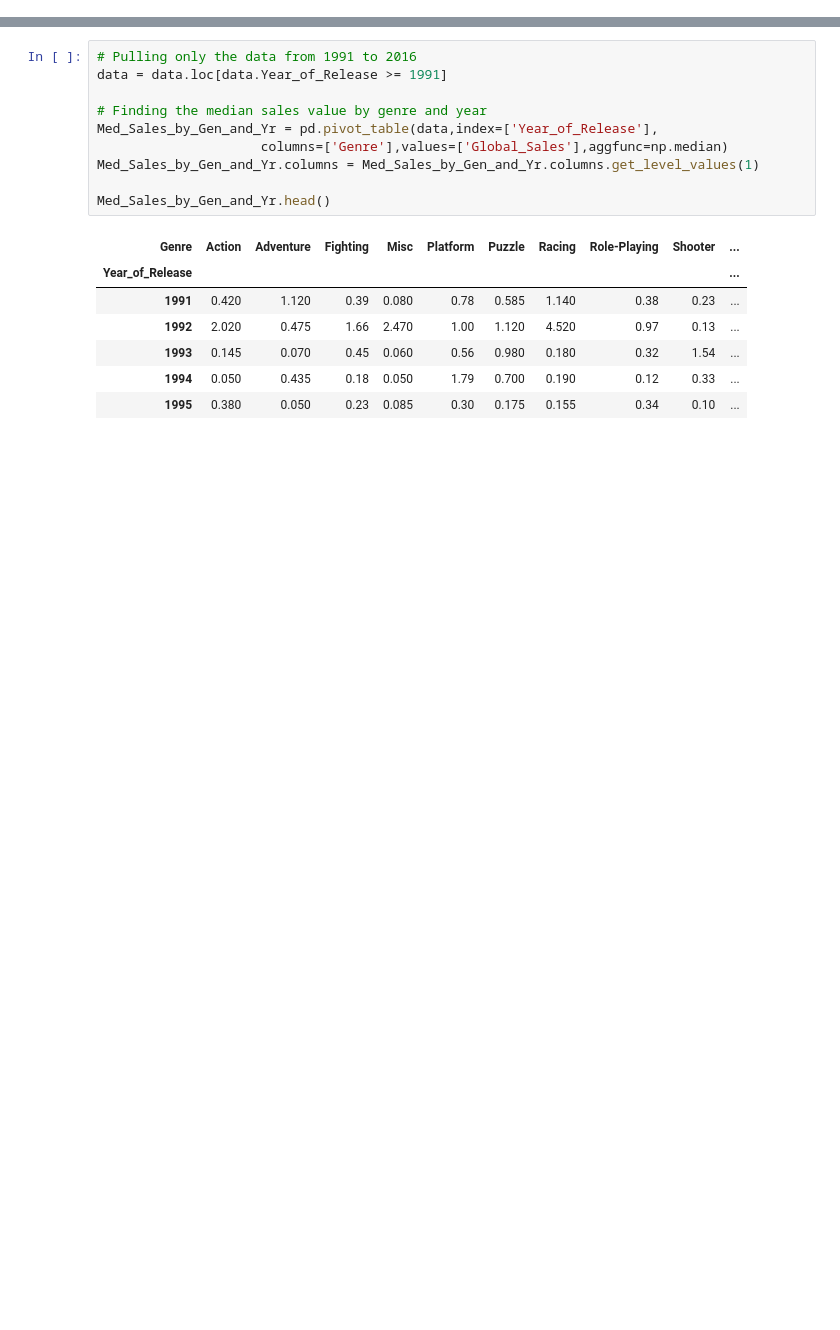
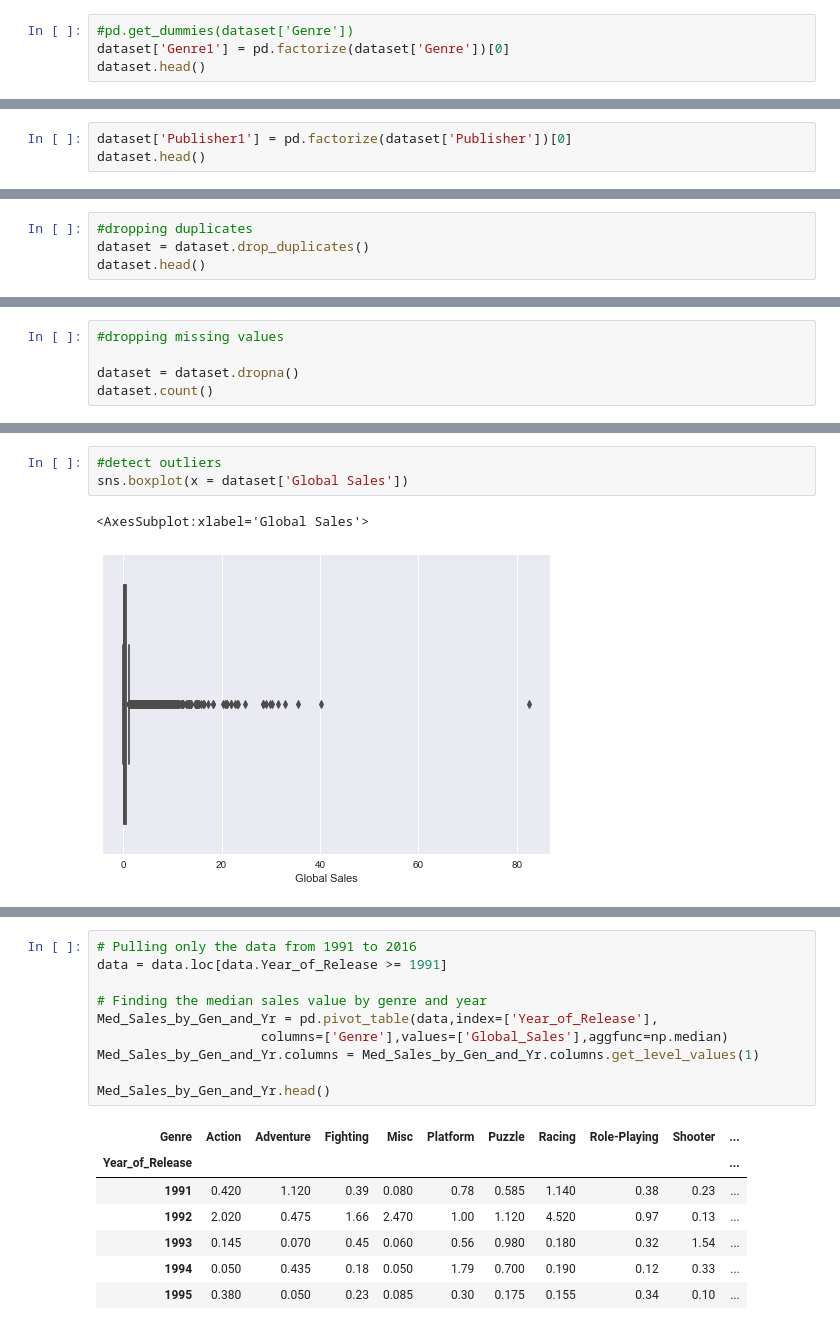
Before and after one commit to ABonc/AI_Capstone_2, a Jupyter notebook: Notebook.ipynb, the cells around one changed output, grey strips where cells are left out. Drawn from its saved outputs; the diff is of its cells as text; blank space fills up the shorter version.

```diff
--- a/Notebook.ipynb
+++ b/Notebook.ipynb
@@ -18,0 +101,4 @@ data.head()
+# %%
+#pd.get_dummies(dataset['Genre'])
+dataset['Genre1'] = pd.factorize(dataset['Genre'])[0]
+dataset.head()
@@ -18,0 +112,3 @@ data.head()
+# %%
+dataset['Publisher1'] = pd.factorize(dataset['Publisher'])[0]
+dataset.head()
@@ -18,0 +127,4 @@ data.head()
+# %%
+#dropping duplicates
+dataset = dataset.drop_duplicates()
+dataset.head()
@@ -18,0 +163,5 @@ data.head()
+# %%
+#dropping missing values
+
+dataset = dataset.dropna()
+dataset.count()
@@ -18,0 +190,6 @@ data.head()
+# %%
+#detect outliers
+sns.boxplot(x = dataset['Global Sales'])
+# %% [output]
+<AxesSubplot:xlabel='Global Sales'>
+[figure, added]
```
Also changed, not shown: parts of 54 cells of this notebook.
